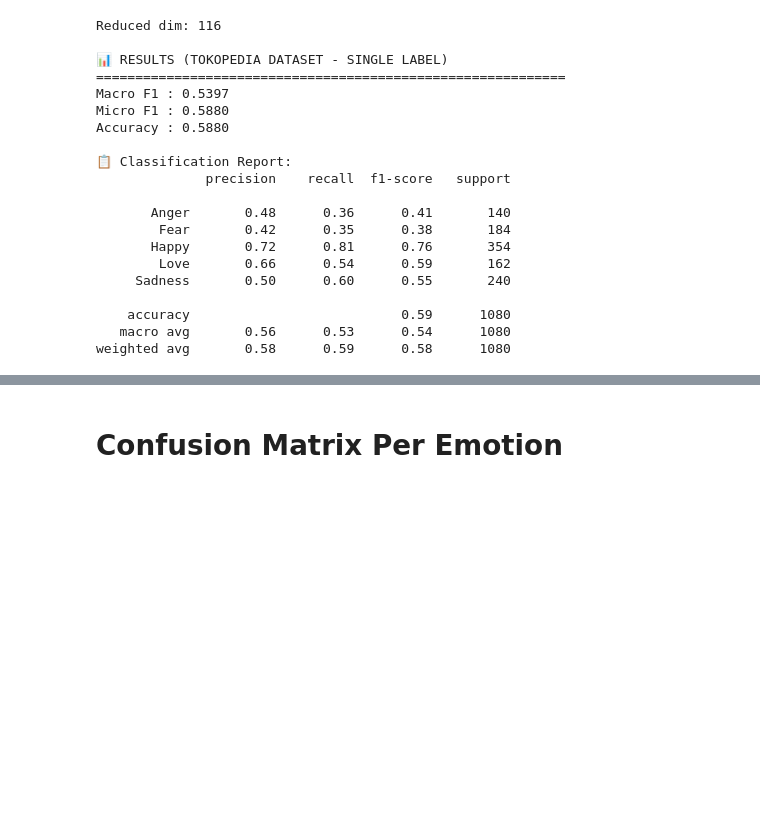
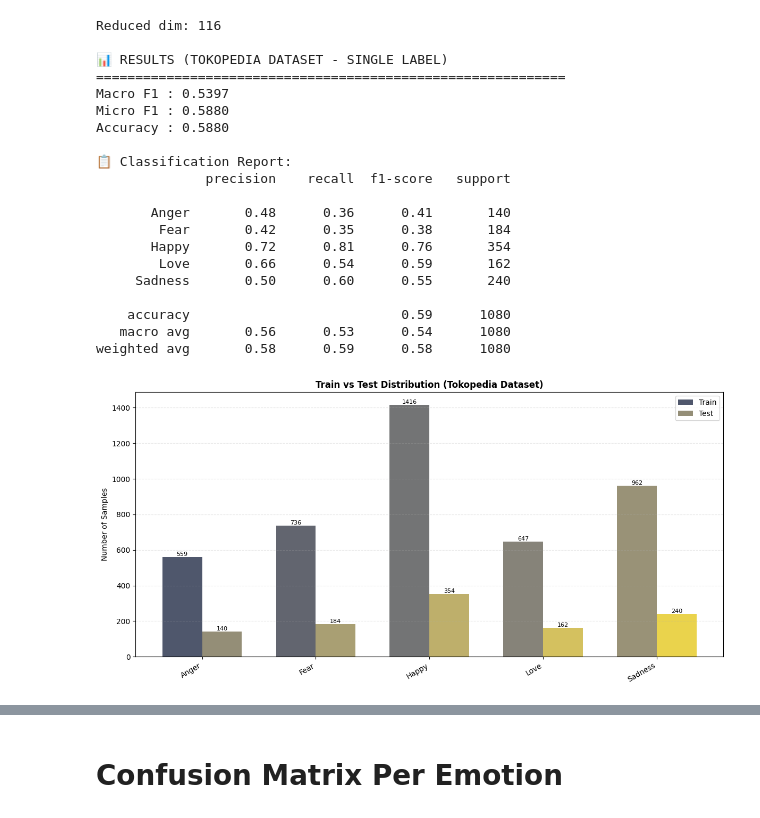
Before and after one commit to rezkanorhafizah/ME-XBal, a Jupyter notebook: tokopedia_dataset.ipynb, the cells around one changed output, grey strips where cells are left out. Saved outputs shown, nothing was run; the diff lists cells and outputs as text; code cells hidden in the pictures; blank space fills up the shorter version.

Commit message:
add training & test distribution plot

```diff
--- a/tokopedia_dataset.ipynb
+++ b/tokopedia_dataset.ipynb
@@ -215,3 +215,69 @@ Accuracy : 0.5880
     accuracy                           0.59      1080
    macro avg       0.56      0.53      0.54      1080
 weighted avg       0.58      0.59      0.58      1080
+# %%
+# ==========================================
+# 📊 TRAIN vs TEST DISTRIBUTION (CIVIDIS)
+# ==========================================
+import matplotlib.pyplot as plt
+import numpy as np
+
+# ================================
+# HITUNG DISTRIBUSI
+# ================================
+train_counts = df_train['label'].value_counts().sort_index()
+test_counts  = df_test['label'].value_counts().sort_index()
+
+labels = le.classes_
+
+# ================================
+# POSISI BAR
+# ================================
+x = np.arange(len(labels))
+width = 0.35
+
+# ================================
+# WARNA CIVIDIS
+# ================================
+cmap = plt.cm.cividis
+colors_train = [cmap(0.3 + 0.4*i/len(labels)) for i in range(len(labels))]
+colors_test  = [cmap(0.6 + 0.4*i/len(labels)) for i in range(len(labels))]
+
+# ================================
+# PLOT
+# ================================
+plt.figure(figsize=(12,6))
+
+bars1 = plt.bar(x - width/2, train_counts, width,
+                label='Train', color=colors_train)
+
+bars2 = plt.bar(x + width/2, test_counts, width,
+                label='Test', color=colors_test)
+
+# ================================
+# LABEL ANGKA
+# ================================
+for bar in bars1:
+    h = bar.get_height()
+    plt.text(bar.get_x() + bar.get_width()/2, h,
+             f'{int(h)}', ha='center', va='bottom', fontsize=8)
+
+for bar in bars2:
+    h = bar.get_height()
+    plt.text(bar.get_x() + bar.get_width()/2, h,
+             f'{int(h)}', ha='center', va='bottom', fontsize=8)
+
+# ================================
+# LABEL & TITLE
+# ================================
+plt.xticks(x, labels, rotation=30, ha='right')
+plt.ylabel("Number of Samples")
+plt.title("Train vs Test Distribution (Tokopedia Dataset)", fontweight='bold')
+
+plt.legend()
+plt.grid(axis='y', linestyle='--', alpha=0.3)
+
+plt.tight_layout()
+plt.show()
+# %% [output]
+[figure, added]
```
Also changed, not shown: parts of 1 cell of this notebook.
